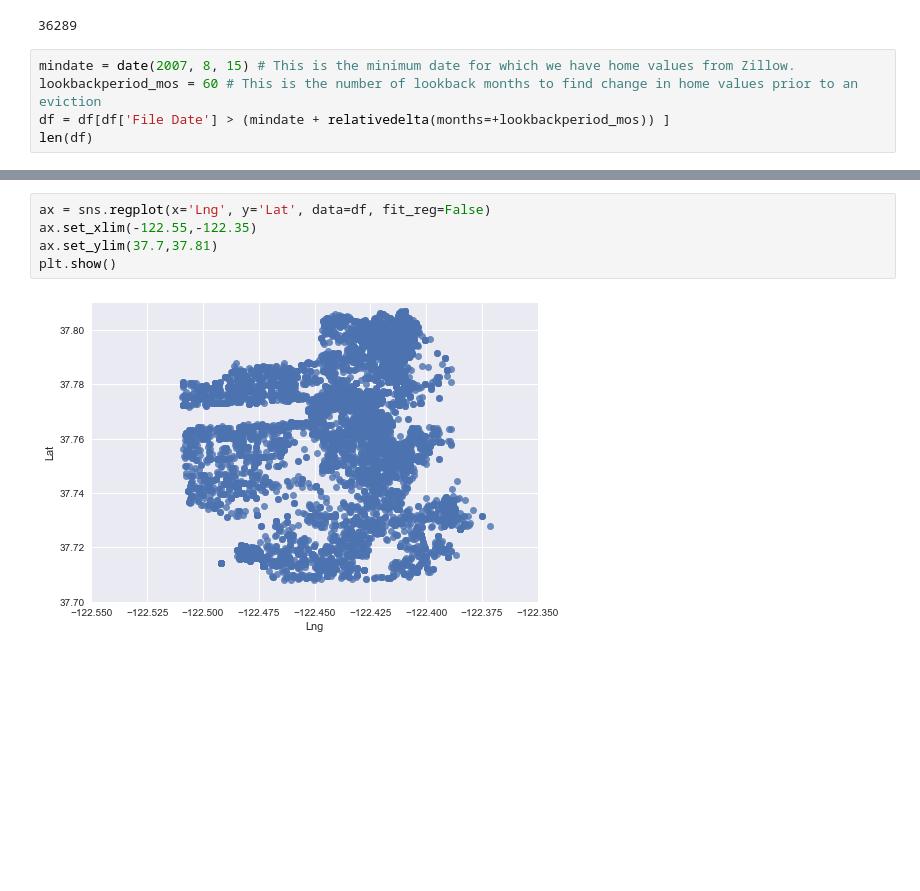
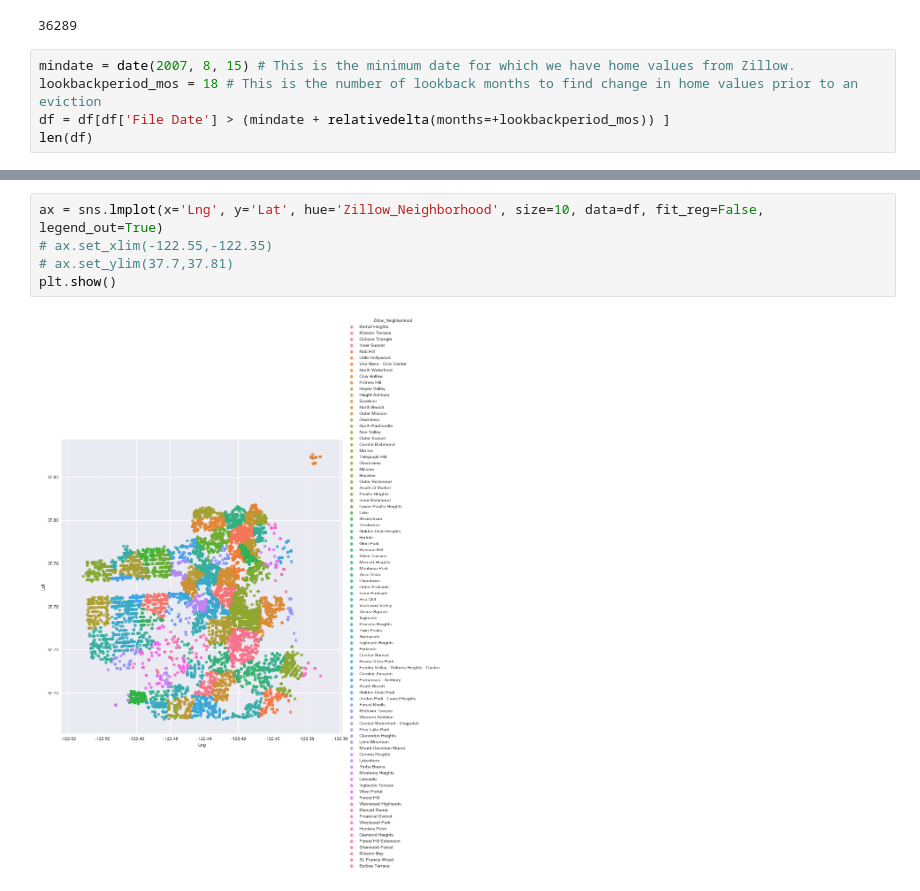
Before and after one commit to Jkremr/evictions-home-values, a Jupyter notebook: evictions-home-values.ipynb, the cells around one changed output, grey strips where cells are left out. Cells and saved outputs as stored; diff of their text form; blank space fills up the shorter version.

```diff
--- a/evictions-home-values.ipynb
+++ b/evictions-home-values.ipynb
@@ -29,7 +29,7 @@ len(df)
 36289
 # %%
 mindate = date(2007, 8, 15) # This is the minimum date for which we have home values from Zillow.
-lookbackperiod_mos = 60 # This is the number of lookback months to find change in home values prior to an eviction
+lookbackperiod_mos = 18 # This is the number of lookback months to find change in home values prior to an eviction
 df = df[df['File Date'] > (mindate + relativedelta(months=+lookbackperiod_mos)) ]
 len(df)
 # %% [output]
@@ -205,10 +215,10 @@ plt.show()
 # %%
-ax = sns.regplot(x='Lng', y='Lat', data=df, fit_reg=False)
-ax.set_xlim(-122.55,-122.35)
-ax.set_ylim(37.7,37.81)
+ax = sns.lmplot(x='Lng', y='Lat', hue='Zillow_Neighborhood', size=10, data=df, fit_reg=False, legend_out=True)
+# ax.set_xlim(-122.55,-122.35)
+# ax.set_ylim(37.7,37.81)
 plt.show()
 # %% [output]
-[figure, old version]
+[figure, new version]
 # %%
 ax = sns.barplot(x='Zillow_Neighborhood', y='pct_suspect', data=groupby_hood)
 ax.set_xticklabels(labels=groupby_hood['Zillow_Neighborhood'], rotation=90)
```
Also changed, not shown: parts of 10 cells of this notebook.
